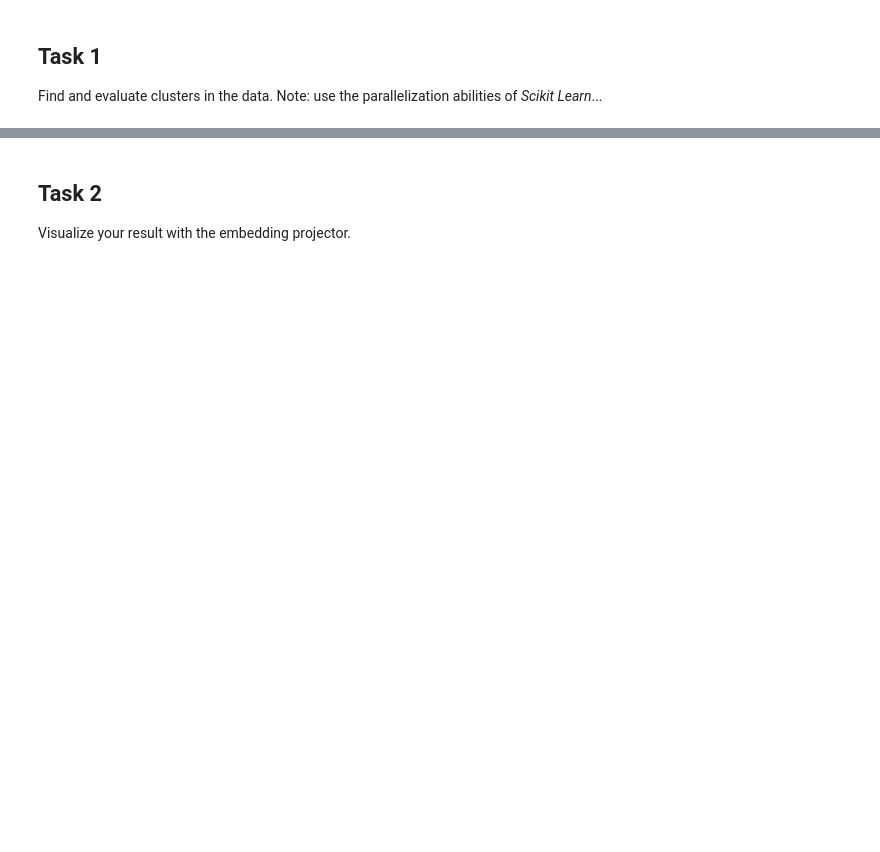
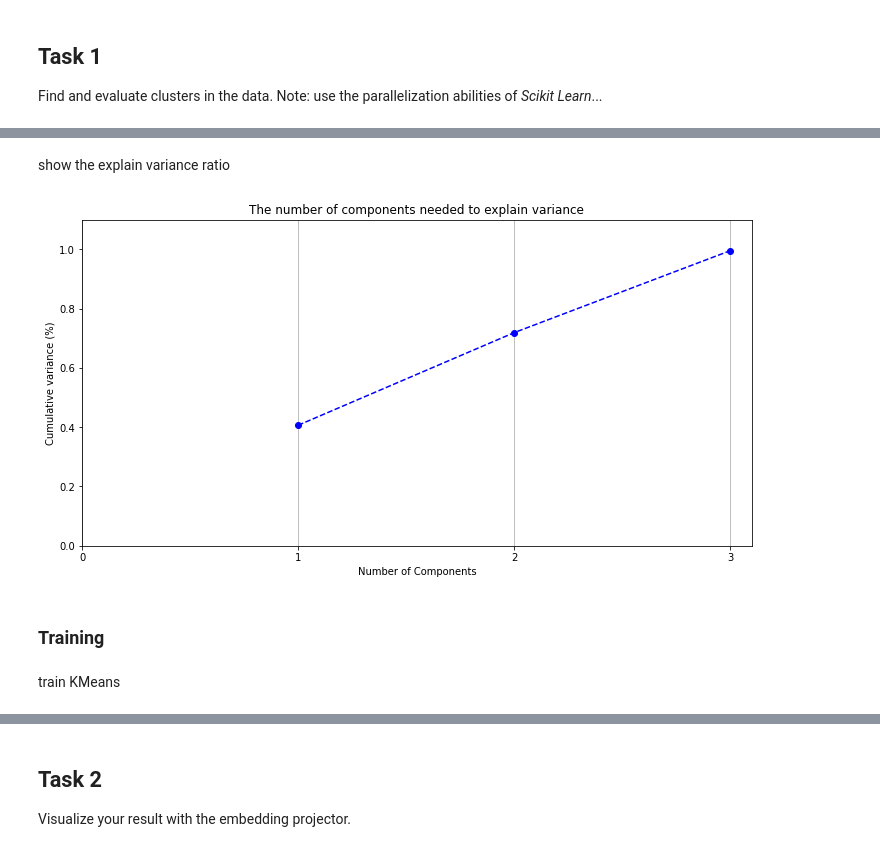
Before and after one commit to Polyfly/DataMining_21, a Jupyter notebook: Week_5/Solution/Assignment_Clustering_I.ipynb, the cells around one changed output, grey strips where cells are left out. Drawn from its saved outputs; the diff is of its cells as text; code cells hidden in the pictures; blank space fills up the shorter version.

```diff
--- a/Week_5/Solution/Assignment_Clustering_I.ipynb
+++ b/Week_5/Solution/Assignment_Clustering_I.ipynb
@@ -92,0 +161,19 @@ train.head()
+# %% [markdown]
+show the explain variance ratio
+# %%
+fig, ax = plt.subplots()
+xi = np.arange(1, pca.n_components_ + 1, step=1)
+y = np.cumsum(pca.explained_variance_ratio_)
+
+plt.ylim(0.0,1.1)
+plt.plot(xi, y, marker='o', linestyle='--', color='b')
+
+plt.xlabel('Number of Components')
+plt.xticks(np.arange(0, pca.n_components_ + 1, step=1))
+plt.ylabel('Cumulative variance (%)')
+plt.title('The number of components needed to explain variance')
+
+ax.grid(axis='x')
+plt.show()
+# %% [output]
+[figure, added]
@@ -92,0 +182,2 @@ train.head()
+# %% [markdown]
+### Training
@@ -92,0 +189,2 @@ train.head()
+# %% [markdown]
+train KMeans
```
Also changed, not shown: parts of 44 cells of this notebook.
